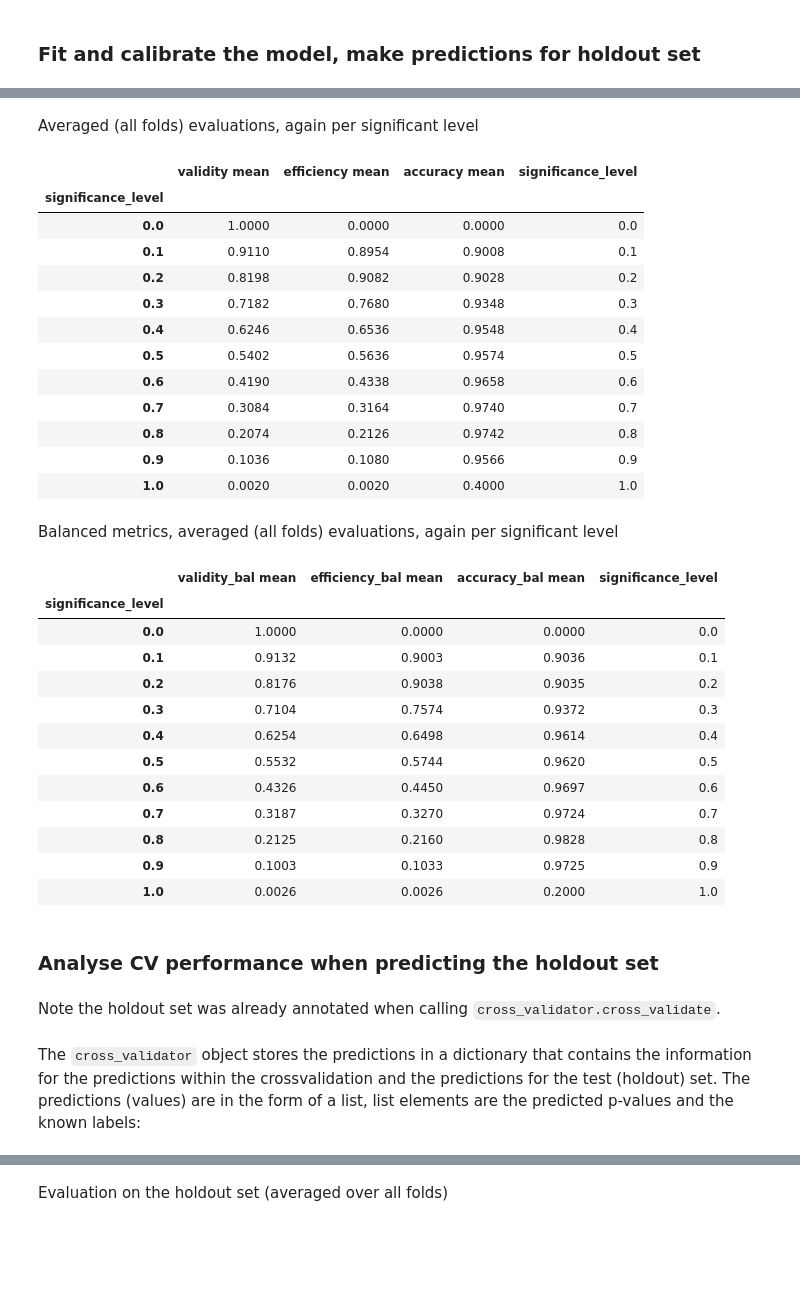
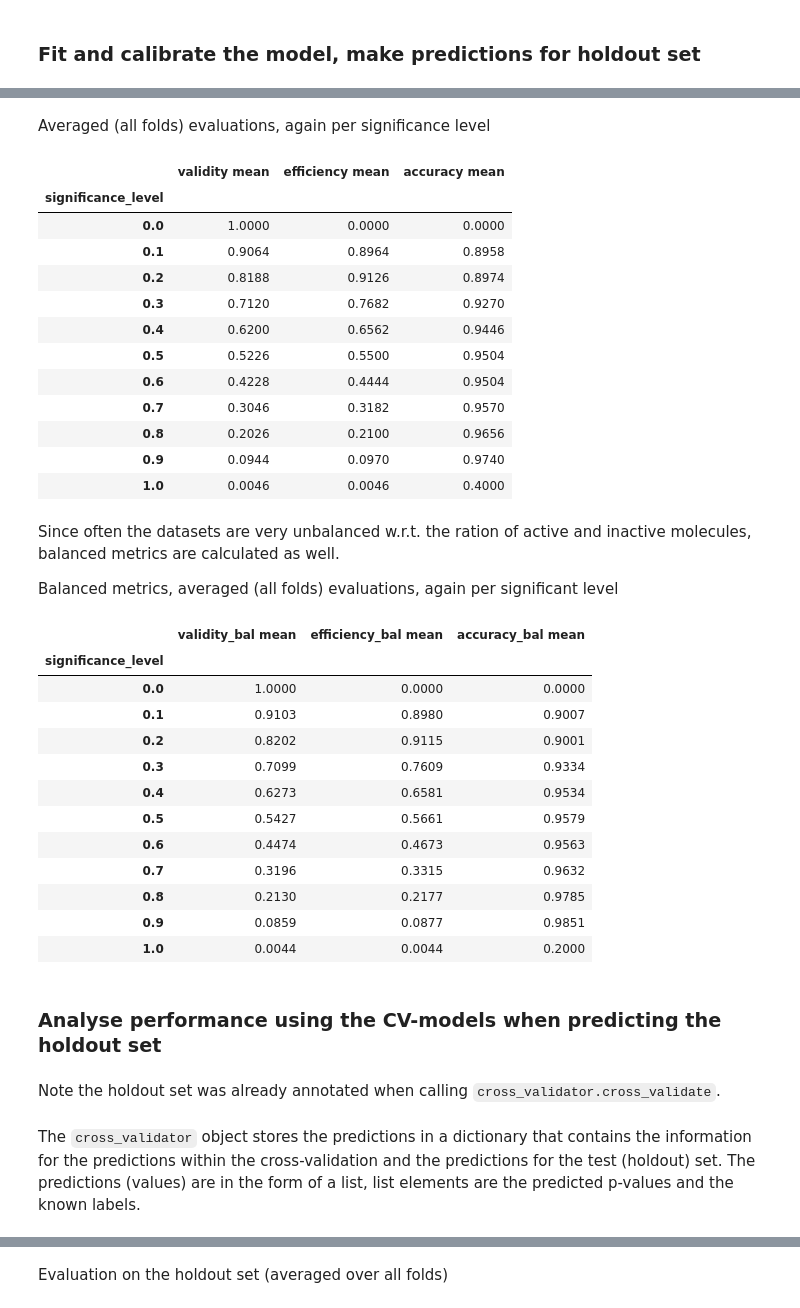
Before and after one commit to volkamerlab/CPrecalibration_manuscript_SI, a Jupyter notebook: code/1_continuous_calibration_example.ipynb, the cells around one changed output, grey strips where cells are left out. Cells and saved outputs as stored; diff of their text form; code cells hidden in the pictures; blank space fills up the shorter version.

```diff
--- a/code/1_continuous_calibration_example.ipynb
+++ b/code/1_continuous_calibration_example.ipynb
@@ -371,45 +386,47 @@ cv_eval_df[["validity", "efficiency", "accuracy", "significance_level", "fold"]]
 # %% [markdown]
-Averaged (all folds) evaluations, again per significant level
+Averaged (all folds) evaluations, again per significance level
 # %%
-cross_validator.averaged_evaluation_df_cv[["validity mean", "efficiency mean", "accuracy mean", "significance_level"]]
+cross_validator.averaged_evaluation_df_cv[["validity mean", "efficiency mean", "accuracy mean"]]
 # %% [output]
-|  | validity mean | efficiency mean | accuracy mean | significance_level |
-| significance_level |  |  |  |  |
-| 0.0 | 1.0000 | 0.0000 | 0.0000 | 0.0 |
-| 0.1 | 0.9110 | 0.8954 | 0.9008 | 0.1 |
-| 0.2 | 0.8198 | 0.9082 | 0.9028 | 0.2 |
-| 0.3 | 0.7182 | 0.7680 | 0.9348 | 0.3 |
-| 0.4 | 0.6246 | 0.6536 | 0.9548 | 0.4 |
-| 0.5 | 0.5402 | 0.5636 | 0.9574 | 0.5 |
-| 0.6 | 0.4190 | 0.4338 | 0.9658 | 0.6 |
-| 0.7 | 0.3084 | 0.3164 | 0.9740 | 0.7 |
-| 0.8 | 0.2074 | 0.2126 | 0.9742 | 0.8 |
-| 0.9 | 0.1036 | 0.1080 | 0.9566 | 0.9 |
-| 1.0 | 0.0020 | 0.0020 | 0.4000 | 1.0 |
+|  | validity mean | efficiency mean | accuracy mean |
+| significance_level |  |  |  |
+| 0.0 | 1.0000 | 0.0000 | 0.0000 |
+| 0.1 | 0.9064 | 0.8964 | 0.8958 |
+| 0.2 | 0.8188 | 0.9126 | 0.8974 |
+| 0.3 | 0.7120 | 0.7682 | 0.9270 |
+| 0.4 | 0.6200 | 0.6562 | 0.9446 |
+| 0.5 | 0.5226 | 0.5500 | 0.9504 |
+| 0.6 | 0.4228 | 0.4444 | 0.9504 |
+| 0.7 | 0.3046 | 0.3182 | 0.9570 |
+| 0.8 | 0.2026 | 0.2100 | 0.9656 |
+| 0.9 | 0.0944 | 0.0970 | 0.9740 |
+| 1.0 | 0.0046 | 0.0046 | 0.4000 |
-# %% [markdown]
-Balanced metrics, averaged (all folds) evaluations, again per significant level
+# %% [markdown]
+Since often the datasets are very unbalanced w.r.t. the ration of active and inactive molecules, balanced metrics are calculated as well.
+
+Balanced metrics, averaged (all folds) evaluations, again per significant level
 # %%
-cross_validator.averaged_evaluation_df_cv[["validity_bal mean", "efficiency_bal mean", "accuracy_bal mean", "significance_level"]]
+cross_validator.averaged_evaluation_df_cv[["validity_bal mean", "efficiency_bal mean", "accuracy_bal mean"]]
 # %% [output]
-|  | validity_bal mean | efficiency_bal mean | accuracy_bal mean | significance_level |
-| significance_level |  |  |  |  |
-| 0.0 | 1.0000 | 0.0000 | 0.0000 | 0.0 |
-| 0.1 | 0.9132 | 0.9003 | 0.9036 | 0.1 |
-| 0.2 | 0.8176 | 0.9038 | 0.9035 | 0.2 |
-| 0.3 | 0.7104 | 0.7574 | 0.9372 | 0.3 |
-| 0.4 | 0.6254 | 0.6498 | 0.9614 | 0.4 |
-| 0.5 | 0.5532 | 0.5744 | 0.9620 | 0.5 |
-| 0.6 | 0.4326 | 0.4450 | 0.9697 | 0.6 |
-| 0.7 | 0.3187 | 0.3270 | 0.9724 | 0.7 |
-| 0.8 | 0.2125 | 0.2160 | 0.9828 | 0.8 |
-| 0.9 | 0.1003 | 0.1033 | 0.9725 | 0.9 |
-| 1.0 | 0.0026 | 0.0026 | 0.2000 | 1.0 |
+|  | validity_bal mean | efficiency_bal mean | accuracy_bal mean |
+| significance_level |  |  |  |
+| 0.0 | 1.0000 | 0.0000 | 0.0000 |
+| 0.1 | 0.9103 | 0.8980 | 0.9007 |
+| 0.2 | 0.8202 | 0.9115 | 0.9001 |
+| 0.3 | 0.7099 | 0.7609 | 0.9334 |
+| 0.4 | 0.6273 | 0.6581 | 0.9534 |
+| 0.5 | 0.5427 | 0.5661 | 0.9579 |
+| 0.6 | 0.4474 | 0.4673 | 0.9563 |
+| 0.7 | 0.3196 | 0.3315 | 0.9632 |
+| 0.8 | 0.2130 | 0.2177 | 0.9785 |
+| 0.9 | 0.0859 | 0.0877 | 0.9851 |
+| 1.0 | 0.0044 | 0.0044 | 0.2000 |
 # %% [markdown]
-### Analyse CV performance when predicting the holdout set
+### Analyse performance using the CV-models when predicting the holdout set
 # %% [markdown]
 Note the holdout set was already annotated when calling `cross_validator.cross_validate`.
 # %% [markdown]
-The `cross_validator` object stores the predictions in a dictionary that contains the information for the predictions within the crossvalidation and the predictions for the test (holdout) set. The predictions (values) are in the form of a list, list elements are the predicted p-values and the known labels:
+The `cross_validator` object stores the predictions in a dictionary that contains the information for the predictions within the cross-validation and the predictions for the test (holdout) set. The predictions (values) are in the form of a list, list elements are the predicted p-values and the known labels.
 # %%
 print("keys: ", cross_validator._predictions.keys(), "\n")
 print("p-values: ", cross_validator._predictions["pred_test"][0][0][:5], "\n")
```
Also changed, not shown: parts of 43 cells of this notebook.
